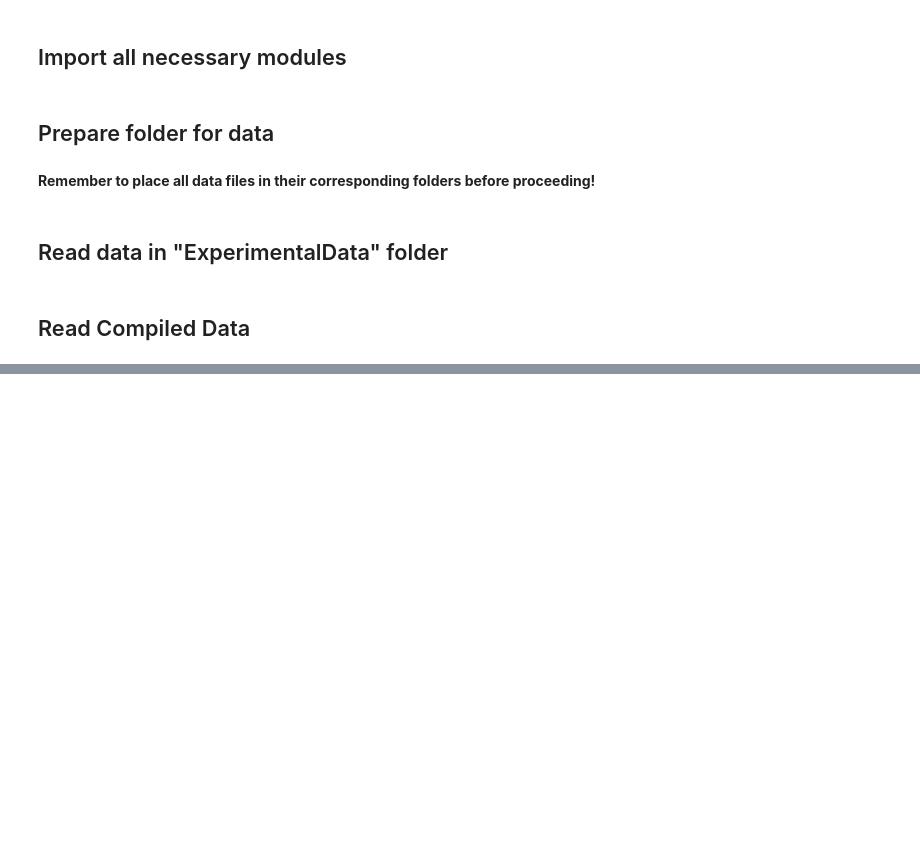
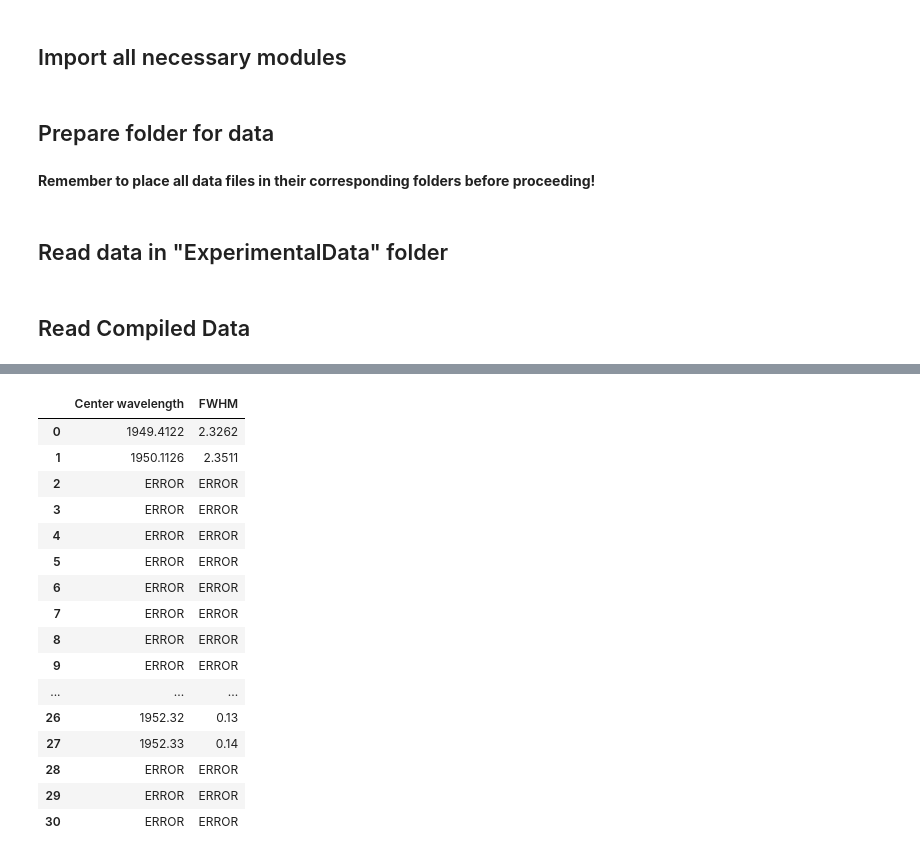
Before and after one commit to NiwEoj/Graph-o-matic-6000, a Jupyter notebook: graphs.ipynb, the cells around one changed output, grey strips where cells are left out. Cells and saved outputs as stored; diff of their text form; code cells hidden in the pictures; blank space fills up the shorter version.

```diff
--- a/graphs.ipynb
+++ b/graphs.ipynb
@@ -182,0 +238,87 @@ plt.figure(figsize=(8,4), tight_layout=True)
+# %%
+dict = {loaddat[0]:[],
+        loaddat[1]:[]
+       }
+pulsedat = pd.DataFrame(dict)
+
+
+if loaddat[0] == 'Pulse interval':
+    for j in range(int(len(dataframes_list.columns)/2)):
+        n = k*j
+        x = dataframes_list.iloc[:,n]
+        y = dataframes_list.iloc[:,n+k-1]
+
+        # normalise data
+        y_norm = (y - y.min())/(y.max()-y.min())
+        y_peaks = []
+
+        # calculate pulse interval from OSC
+        # filter out peaks
+        try:
+            for i in range(len(y_norm)):
+                if y_norm[i] > 0.75 and max(y_norm[i-1],y_norm[i],y_norm[i+1]) == y_norm[i]:
+                    y_peaks.append(i)
+
+            # calculate pulse interval
+            x_peaks = x[y_peaks]
+            pulsedat.loc[len(pulsedat.index)] = [np.diff(x_peaks).mean(),1/np.diff(x_peaks).mean()/1000000]
+        except:
+            pulsedat.loc[len(pulsedat.index)] = ["ERROR","ERROR"]
+    display(pulsedat)
+elif loaddat[0] == 'Center wavelength':
+    for j in range(int(len(dataframes_list.columns)/2)):
+        n = k*j
+        x = dataframes_list.iloc[:,n]
+        y = dataframes_list.iloc[:,n+k-1]
+
+        # normalise data
+        y_norm = (y - y.min())/(y.max()-y.min())
+        y_peaks = []
+        Y_peaks = []
+        loaddat = ['Center wavelength','FWHM']
+
+        # find center wavelength
+        for i in range(len(y_norm)):
+            if (y_norm[i] > 0.75 and max(y_norm[i-2],y_norm[i-1],y_norm[i],y_norm[i+1],y_norm[i+2]) == y_norm[i]
+                and y[i]-y[i+1] < 0.5 and y[i]-y[i+2] < 0.5
+            ):
+                y_peaks.append(i)
+
+        for i in y_peaks:
+            if (y[i]-y[i-1] < 0.5 and y[i]-y[i-2] < 0.5 and max(y_norm[i-5],y_norm[i-4],y_norm[i-3],y_norm[i],y_norm[i+3],y_norm[i+4],y_norm[i+5]) == y_norm[i]
+                and y[i+5]-y[i-5] < 1 and y[i]-y[i+3] < 1
+            ):
+                Y_peaks.append(i)
+
+        if len(Y_peaks) == 1:
+            for i in range(Y_peaks[0],0,-1):
+                if y[Y_peaks[0]]-y[i] > 3:
+                    break
+            fwhm_0 = i
+            for i in range(Y_peaks[0],len(y)):
+                if y[Y_peaks[0]]-y[i] > 3:
+                    break
+            fwhm_1 = i
+
+            pulsedat.loc[len(pulsedat.index)] = [x[Y_peaks[0]],round(x[fwhm_1]-x[fwhm_0+1],4)]
+        else:
+            pulsedat.loc[len(pulsedat.index)] = ['ERROR','ERROR']
+    display(pulsedat)
+# %% [output]
+|  | Center wavelength | FWHM |
+| 0 | 1949.4122 | 2.3262 |
+| 1 | 1950.1126 | 2.3511 |
+| 2 | ERROR | ERROR |
+| 3 | ERROR | ERROR |
+| 4 | ERROR | ERROR |
+| 5 | ERROR | ERROR |
+| 6 | ERROR | ERROR |
+| 7 | ERROR | ERROR |
+| 8 | ERROR | ERROR |
+| 9 | ERROR | ERROR |
+| ... | ... | ... |
+| 26 | 1952.32 | 0.13 |
+| 27 | 1952.33 | 0.14 |
+| 28 | ERROR | ERROR |
+| 29 | ERROR | ERROR |
+| 30 | ERROR | ERROR |
```
Also changed, not shown: parts of 5 cells of this notebook.
